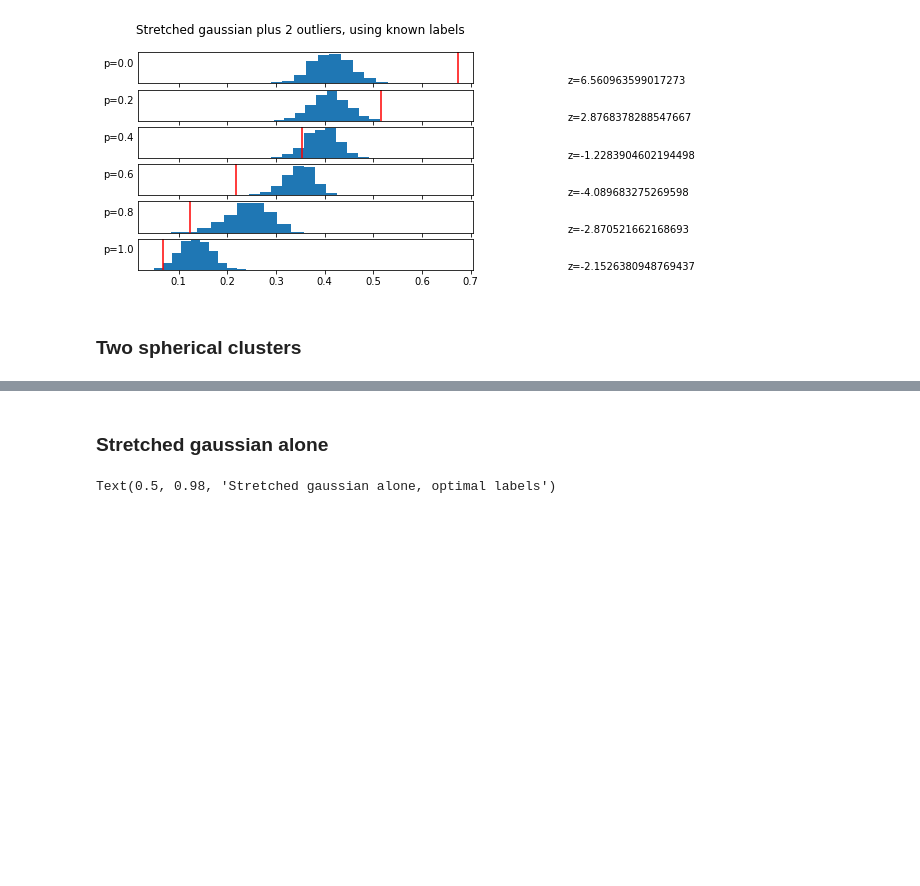
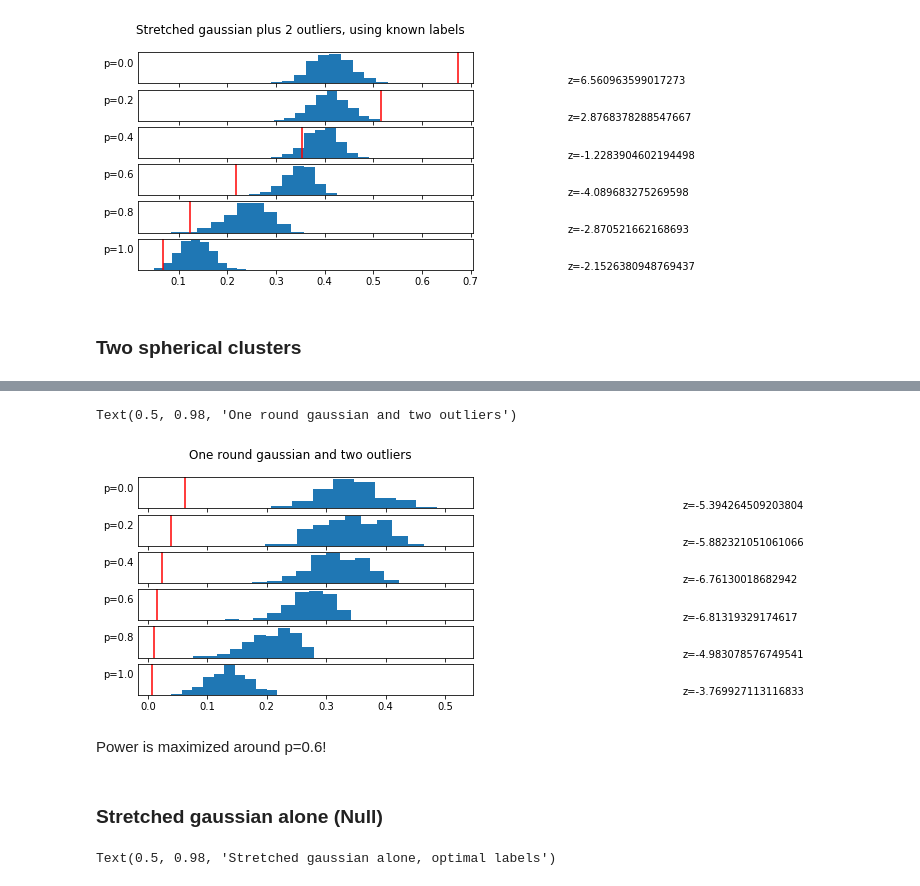
Before and after one commit to thomaskeefe/sigclust, a Jupyter notebook: average_k_means.ipynb, the cells around one changed output, grey strips where cells are left out. Drawn from its saved outputs; the diff is of its cells as text; code cells hidden in the pictures; blank space fills up the shorter version.

```diff
--- a/average_k_means.ipynb
+++ b/average_k_means.ipynb
@@ -410,5 +473,30 @@ Text(0.5, 0.98, 'Two spherical clusters, using known labels')
+# %%
+sigclusts = []
+for i in range(6):
+    p = i/5
+    labels = round_plus_outliers['label']
+    sc = sigclust.AvgCISigClust(num_simulations=250)
+    sc.fit(round_plus_outliers[['x1','x2']].values, labels, p=p)
+    sigclusts.append(sc)
+# %%
+fig, axs = plt.subplots(6, sharex=True)
+for i in range(6):
+    sc = sigclusts[i]
+    axs[i].hist(sc.simulated_cluster_indices)
+    axs[i].axvline(sc.sample_cluster_index, color='red')
+    axs[i].set_ylabel(f"p={i/5}", rotation=0, labelpad=20)
+    axs[i].get_yaxis().set_ticks([])
+    z = sc.z_score
+    axs[i].text(0.9, 0.5, f"z={z}")
+
+fig.suptitle("One round gaussian and two outliers")
+# %% [output]
+Text(0.5, 0.98, 'One round gaussian and two outliers')
+[figure, added]
+# %% [markdown]
+Power is maximized around p=0.6!
 # %% [markdown]
-### Stretched gaussian alone
+### Stretched gaussian alone (Null)
 # %%
 hotdog = toy[toy['label']==1][['x1','x2']]
 # %%
```
Also changed, not shown: parts of 20 cells of this notebook.
